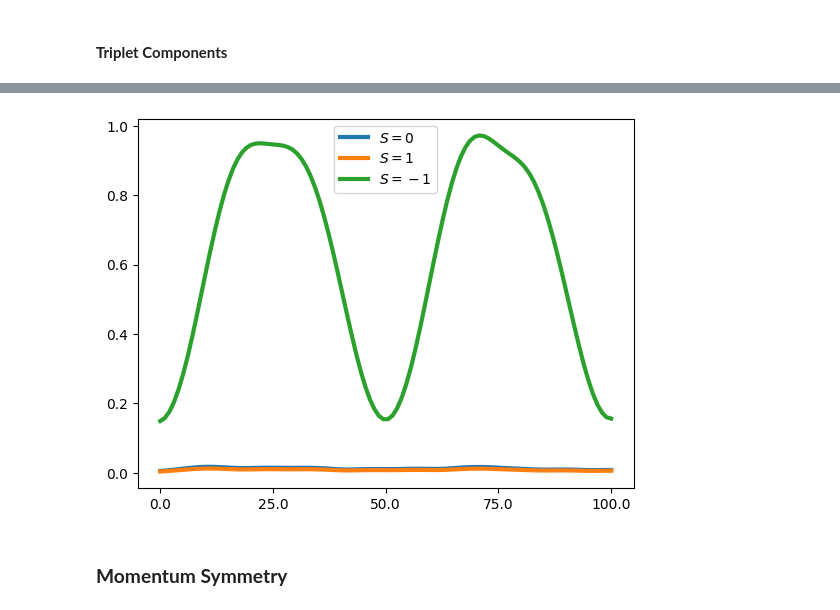
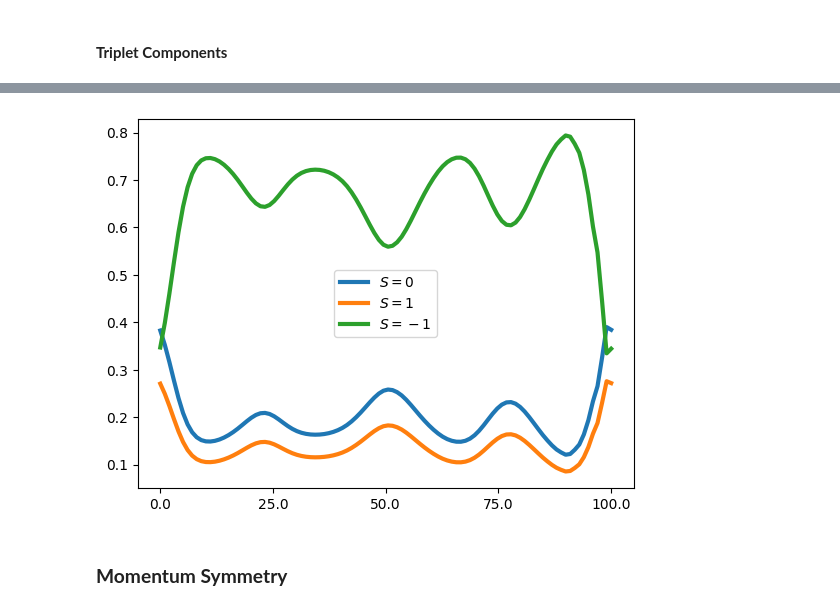
Before and after one commit to danidimic/MTI_SC_Gorkov, a Jupyter notebook: Pairing_Averaged_Bulk.ipynb, the cells around one changed output, grey strips where cells are left out. Cells and saved outputs as stored; diff of their text form; code cells hidden in the pictures.

```diff
--- a/Pairing_Averaged_Bulk.ipynb
+++ b/Pairing_Averaged_Bulk.ipynb
@@ -16,20 +17,3 @@ Gamma = np.matrix([[1,0],[0,1],[1,0],[0,1]])
 ## Finite Magnetization $\Lambda = 20$ meV
 
 #### **Energy Spectrum**
-# %%
-# lattice
-Nlat = 100; d = 100.; dZ = d/(Nlat-1)
-
-egval = []
-momentum = np.linspace(-0.15, 0.15, 101)
-
-for k in momentum:
-
-    # eigenstates
-    lattice, egv, spinors = eigenstates(Nlat=Nlat, dZ=dZ, kx = k, ky = 0., L = 0., C = 0.3)
-
-    egval.append(np.sort(egv))
-
-egval = np.array(egval)
-
-print(egval.shape)
@@ -103,14 +169,14 @@ print(F_data.shape)
 # norm of the induced pairing
 F = np.linalg.norm(F_data, axis=(2,3))
 
-contour = plt.contourf(F.T, levels=100)
+contour = plt.contourf(F.T, levels=100, cmap='magma_r')
 plt.colorbar(contour)
 
 y_ticks = np.linspace(0, len(Z)-1, 5)
-y_labels = np.linspace(Z[0], Z[-1], 5)
+y_labels = np.round(np.linspace(Z[0], Z[-1], 5), 3)
 
 x_ticks = np.linspace(0, len(K)-1, 5)
-x_labels = np.linspace(K[0], K[-1], 5)
+x_labels = np.round(np.linspace(K[0], K[-1], 5), 3)
 
 
 plt.xticks(x_ticks, x_labels);
@@ -215,15 +285,21 @@ plt.show()
 # %%
-norm = np.max(np.sum(f0+fp1+fm1, axis=0))
+norm = np.sum(f0+fp1+fm1, axis=0)
 
-plt.plot(np.sum(f0, axis=0)/norm, lw=3, label='$S=0$')
-plt.plot(np.sum(fp1, axis=0)/norm, lw=3, label='$S=1$')
-plt.plot(np.sum(fm1, axis=0)/norm, lw=3, label='$S=-1$')
+S0 = np.sum(f0, axis=0)/norm
+Sp = np.sum(fp1, axis=0)/norm
+Sm = np.sum(fm1, axis=0)/norm
+
+plt.plot(S0, lw=3, label='$S=0$')
+plt.plot(Sp, lw=3, label='$S=1$')
+plt.plot(Sm, lw=3, label='$S=-1$')
+#plt.plot(S0+Sp+Sm, lw=2, c='black')
+
 
 plt.xticks(y_ticks, y_labels);
 
 plt.legend();
 # %% [output]
-[figure, old version]
+[figure, new version]
 # %% [markdown]
 ### **Momentum Symmetry**
 # %%
```
Also changed, not shown: parts of 15 cells of this notebook, 13 other files.
